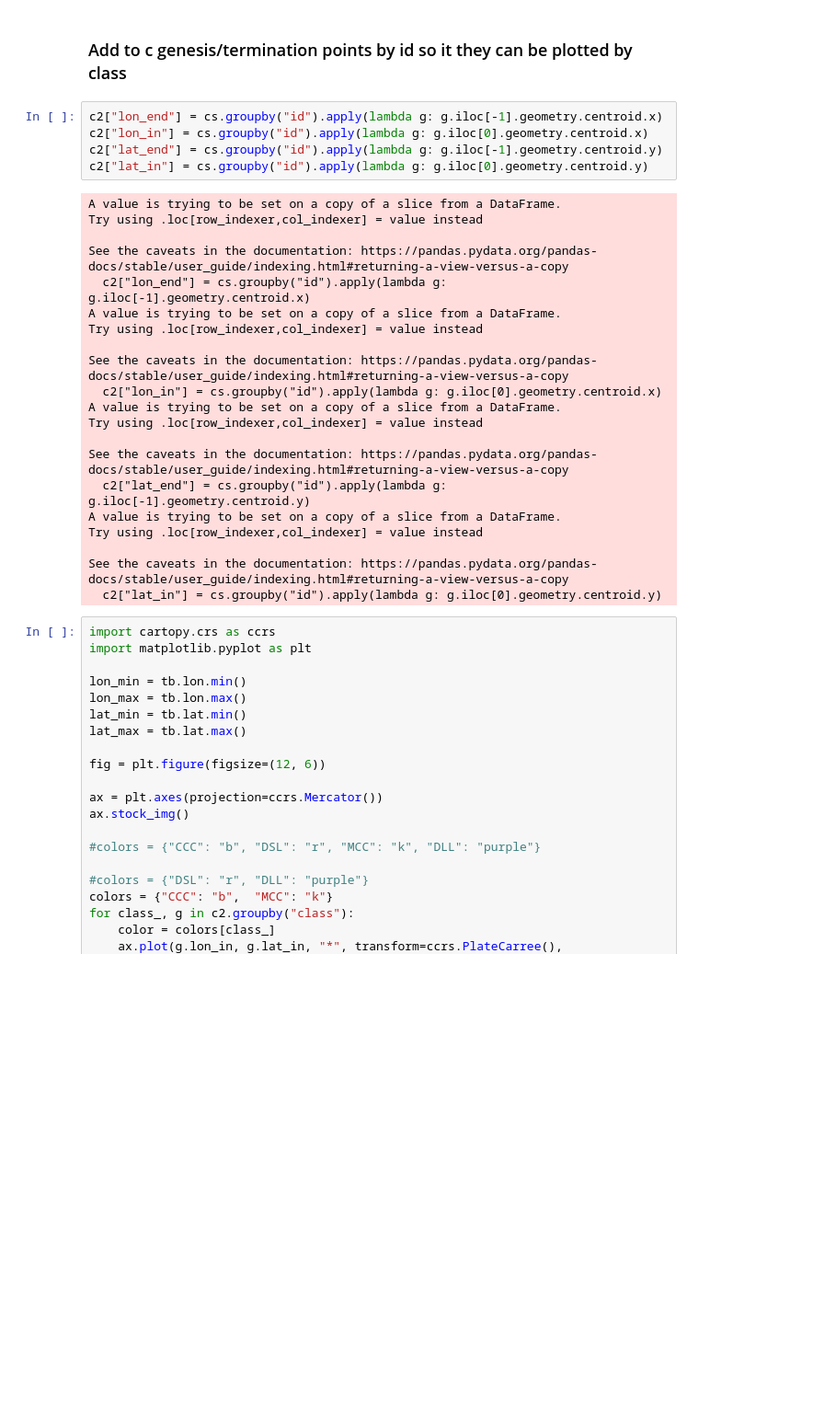
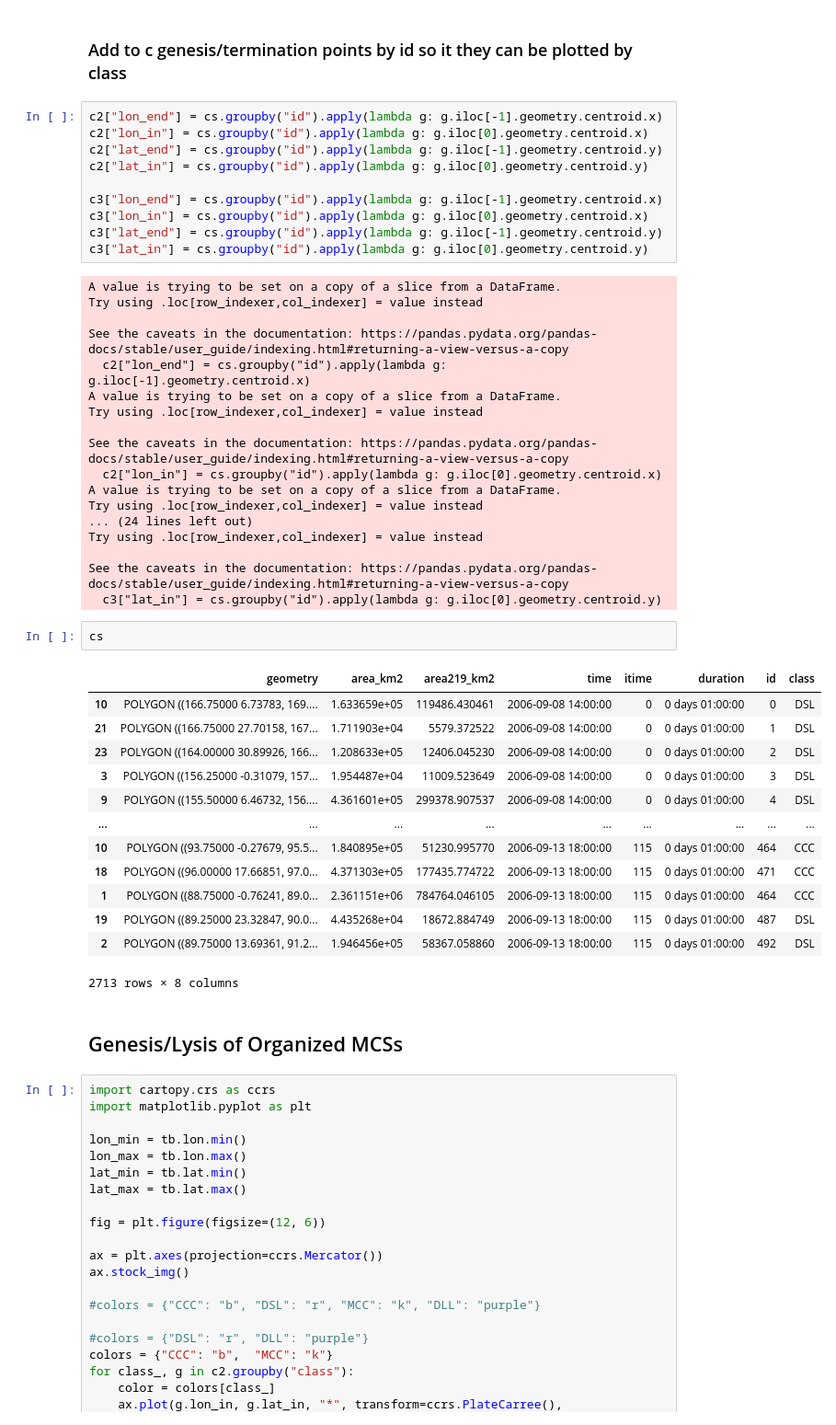
Before and after one commit to knubez/TAMS, a Jupyter notebook: TAMS_plots.ipynb, the cells around one changed output. Shown at 92% size. Drawn from its saved outputs; the diff is of its cells as text; blank space fills up the shorter version.

```diff
--- a/TAMS_plots.ipynb
+++ b/TAMS_plots.ipynb
@@ -159,6 +220,11 @@ c2["lon_end"] = cs.groupby("id").apply(lambda g: g.iloc[-1].geometry.centroid.x)
 c2["lon_in"] = cs.groupby("id").apply(lambda g: g.iloc[0].geometry.centroid.x)
 c2["lat_end"] = cs.groupby("id").apply(lambda g: g.iloc[-1].geometry.centroid.y)
 c2["lat_in"] = cs.groupby("id").apply(lambda g: g.iloc[0].geometry.centroid.y)
+
+c3["lon_end"] = cs.groupby("id").apply(lambda g: g.iloc[-1].geometry.centroid.x)
+c3["lon_in"] = cs.groupby("id").apply(lambda g: g.iloc[0].geometry.centroid.x)
+c3["lat_end"] = cs.groupby("id").apply(lambda g: g.iloc[-1].geometry.centroid.y)
+c3["lat_in"] = cs.groupby("id").apply(lambda g: g.iloc[0].geometry.centroid.y)
 # %% [output]
 A value is trying to be set on a copy of a slice from a DataFrame.
 Try using .loc[row_indexer,col_indexer] = value instead
@@ -172,14 +238,29 @@ See the caveats in the documentation: https://pandas.pydata.org/pandas-docs/stab
   c2["lon_in"] = cs.groupby("id").apply(lambda g: g.iloc[0].geometry.centroid.x)
 A value is trying to be set on a copy of a slice from a DataFrame.
 Try using .loc[row_indexer,col_indexer] = value instead
-
-See the caveats in the documentation: https://pandas.pydata.org/pandas-docs/stable/user_guide/indexing.html#returning-a-view-versus-a-copy
-  c2["lat_end"] = cs.groupby("id").apply(lambda g: g.iloc[-1].geometry.centroid.y)
-A value is trying to be set on a copy of a slice from a DataFrame.
+... (24 lines left out)
 Try using .loc[row_indexer,col_indexer] = value instead
 
 See the caveats in the documentation: https://pandas.pydata.org/pandas-docs/stable/user_guide/indexing.html#returning-a-view-versus-a-copy
-  c2["lat_in"] = cs.groupby("id").apply(lambda g: g.iloc[0].geometry.centroid.y)
+  c3["lat_in"] = cs.groupby("id").apply(lambda g: g.iloc[0].geometry.centroid.y)
+# %%
+cs
+# %% [output]
+|  | geometry | area_km2 | area219_km2 | time | itime | duration | id | class |
+| 10 | POLYGON ((166.75000 6.73783, 169.... | 1.633659e+05 | 119486.430461 | 2006-09-08 14:00:00 | 0 | 0 days 01:00:00 | 0 | DSL |
+| 21 | POLYGON ((166.75000 27.70158, 167... | 1.711903e+04 | 5579.372522 | 2006-09-08 14:00:00 | 0 | 0 days 01:00:00 | 1 | DSL |
+| 23 | POLYGON ((164.00000 30.89926, 166... | 1.208633e+05 | 12406.045230 | 2006-09-08 14:00:00 | 0 | 0 days 01:00:00 | 2 | DSL |
+| 3 | POLYGON ((156.25000 -0.31079, 157... | 1.954487e+04 | 11009.523649 | 2006-09-08 14:00:00 | 0 | 0 days 01:00:00 | 3 | DSL |
+| 9 | POLYGON ((155.50000 6.46732, 156.... | 4.361601e+05 | 299378.907537 | 2006-09-08 14:00:00 | 0 | 0 days 01:00:00 | 4 | DSL |
+| ... | ... | ... | ... | ... | ... | ... | ... | ... |
+| 10 | POLYGON ((93.75000 -0.27679, 95.5... | 1.840895e+05 | 51230.995770 | 2006-09-13 18:00:00 | 115 | 0 days 01:00:00 | 464 | CCC |
+| 18 | POLYGON ((96.00000 17.66851, 97.0... | 4.371303e+05 | 177435.774722 | 2006-09-13 18:00:00 | 115 | 0 days 01:00:00 | 471 | CCC |
+| 1 | POLYGON ((88.75000 -0.76241, 89.0... | 2.361151e+06 | 784764.046105 | 2006-09-13 18:00:00 | 115 | 0 days 01:00:00 | 464 | CCC |
+| 19 | POLYGON ((89.25000 23.32847, 90.0... | 4.435268e+04 | 18672.884749 | 2006-09-13 18:00:00 | 115 | 0 days 01:00:00 | 487 | DSL |
+| 2 | POLYGON ((89.75000 13.69361, 91.2... | 1.946456e+05 | 58367.058860 | 2006-09-13 18:00:00 | 115 | 0 days 01:00:00 | 492 | DSL |
+2713 rows × 8 columns
+# %% [markdown]
+## Genesis/Lysis of Organized MCSs
 # %%
 import cartopy.crs as ccrs
 import matplotlib.pyplot as plt
```
Also changed, not shown: parts of 12 cells of this notebook.
